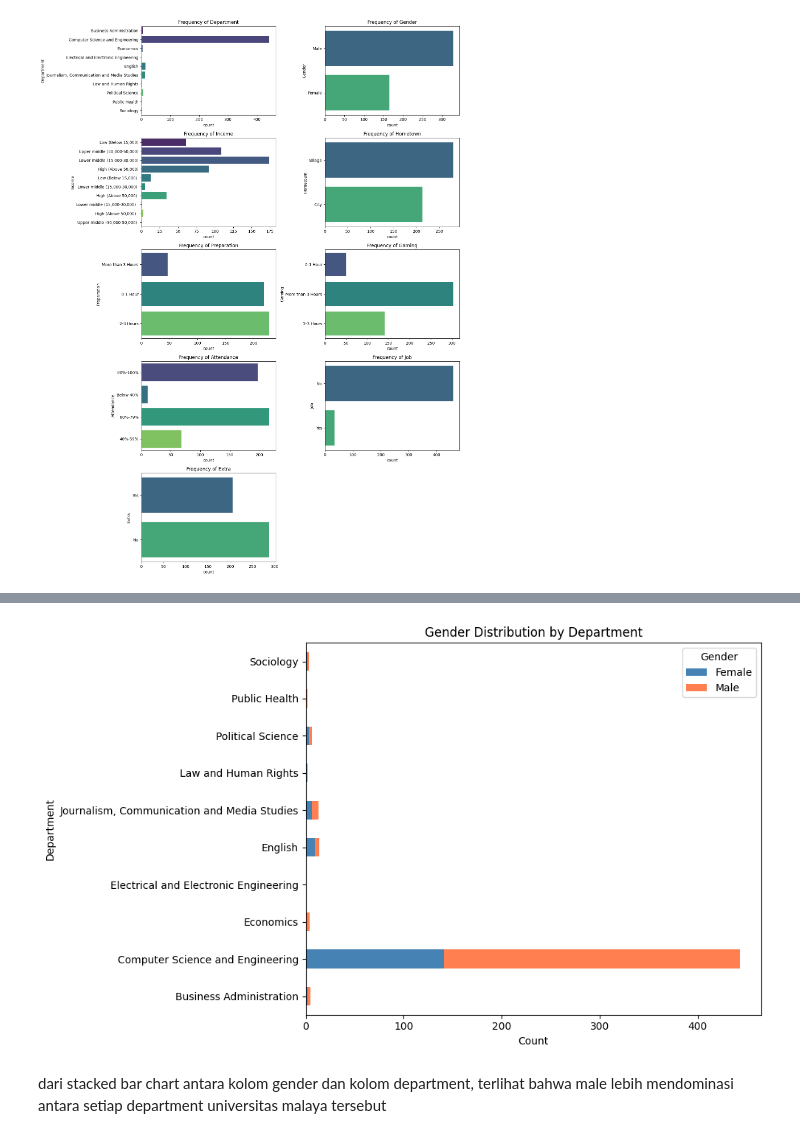
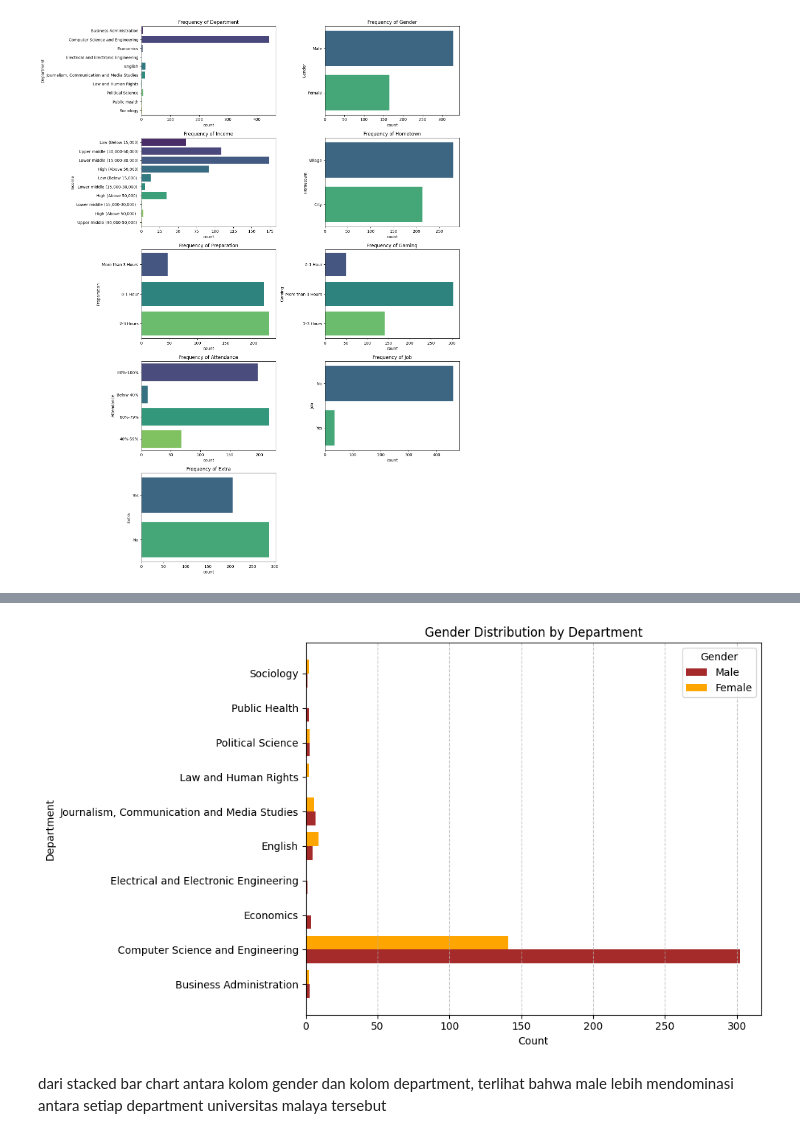
Before and after one commit to adistyadito/PBL-BDL03, a Jupyter notebook: PBL_PROJECT_GACOR888.ipynb, the cells around one changed output, grey strips where cells are left out. Drawn from its saved outputs; the diff is of its cells as text; code cells hidden in the pictures.

```diff
--- a/PBL_PROJECT_GACOR888.ipynb
+++ b/PBL_PROJECT_GACOR888.ipynb
@@ -6,7 +4,7 @@ import numpy as np
 import matplotlib.pyplot as plt
 import seaborn as sns
 # %%
-data= pd.read_csv('https://raw.githubusercontent.com/adistyadito/PBL-BDL03/refs/heads/main/StudentPredDataa.csv', sep=';')
+data= pd.read_csv('https://raw.githubusercontent.com/adistyadito/PBL-BDL03/refs/heads/main/StudentPredDataa.csv', sep=',')
 data
 # %% [output]
 |  | Department | Gender | HSC | SSC | Income | Hometown | Computer | Preparation | Gaming | Attendance | ... |
@@ -489,17 +502,28 @@ Passing `palette` without assigning `hue` is deprecated and will be removed in v
 # %%
-# Membuat tabel pivot untuk jumlah Gender di setiap Department
 pivot_table = data_cleaned.pivot_table(index="Department", columns="Gender", aggfunc="size", fill_value=0)
 
-# Plot stacked bar chart horizontal
-pivot_table.plot(kind='barh', stacked=True, figsize=(10, 6), color=['steelblue', 'coral'])
+departments = pivot_table.index
+male_counts = pivot_table['Male']
+female_counts = pivot_table['Female']
+y = np.arange(len(departments))
+width = 0.4
+
+#clustered horizontal bar chart
+plt.figure(figsize=(10, 6))
+plt.barh(y - width/2, male_counts, width, label='Male', color='brown')
+plt.barh(y + width/2, female_counts, width, label='Female', color='orange')
+
 plt.title("Gender Distribution by Department")
 plt.xlabel("Count")
 plt.ylabel("Department")
-plt.legend(title="Gender", loc='upper right')
+plt.yticks(y, departments)
+plt.legend(title="Gender")
+plt.grid(axis='x', linestyle='--', alpha=0.7)
 plt.tight_layout()
+
 plt.show()
 # %% [output]
-[figure, old version]
+[figure, new version]
 # %% [markdown]
 dari stacked bar chart antara kolom gender dan kolom department, terlihat bahwa male lebih mendominasi antara setiap department universitas malaya tersebut
 # %%
```
Also changed, not shown: parts of 65 cells of this notebook.
